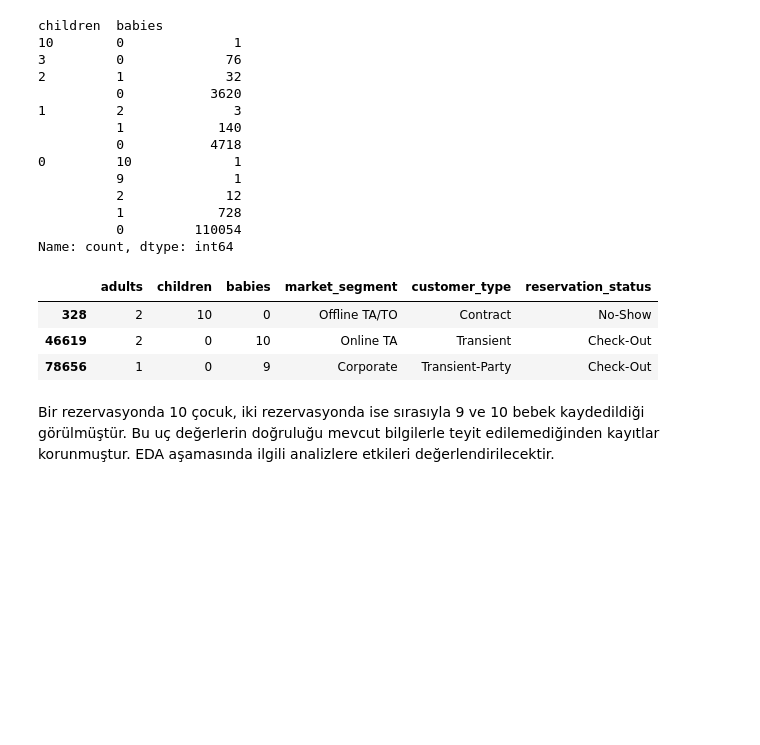
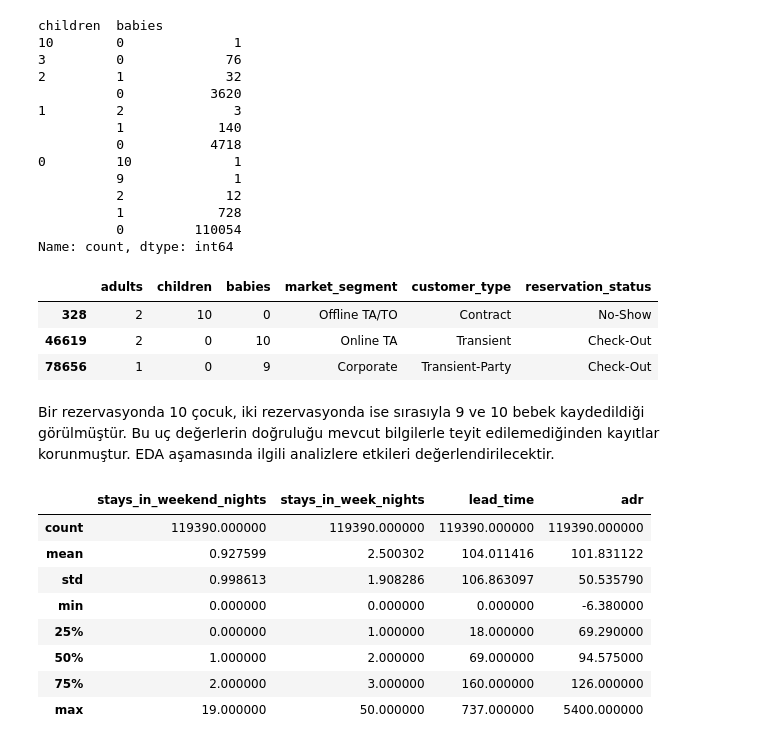
Before and after one commit to imelisa1/Hotel-Booking-Analysis, a Jupyter notebook: notebooks/01_data_understanding.ipynb, the cells around one changed output. Saved outputs shown, nothing was run; the diff lists cells and outputs as text; code cells hidden in the pictures; blank space fills up the shorter version.

```diff
--- a/notebooks/01_data_understanding.ipynb
+++ b/notebooks/01_data_understanding.ipynb
@@ -832,3 +832,15 @@ df[(df["children"] >= 10) | (df["babies"] >= 9)][["adults","children","babies","
 | 78656 | 1 | 0 | 9 | Corporate | Transient-Party | Check-Out |
 # %% [markdown]
 Bir rezervasyonda 10 çocuk, iki rezervasyonda ise sırasıyla 9 ve 10 bebek kaydedildiği görülmüştür. Bu uç değerlerin doğruluğu mevcut bilgilerle teyit edilemediğinden kayıtlar korunmuştur. EDA aşamasında ilgili analizlere etkileri değerlendirilecektir.
+# %%
+df[["stays_in_weekend_nights", "stays_in_week_nights","lead_time","adr"]].describe()
+# %% [output]
+|  | stays_in_weekend_nights | stays_in_week_nights | lead_time | adr |
+| count | 119390.000000 | 119390.000000 | 119390.000000 | 119390.000000 |
+| mean | 0.927599 | 2.500302 | 104.011416 | 101.831122 |
+| std | 0.998613 | 1.908286 | 106.863097 | 50.535790 |
+| min | 0.000000 | 0.000000 | 0.000000 | -6.380000 |
+| 25% | 0.000000 | 1.000000 | 18.000000 | 69.290000 |
+| 50% | 1.000000 | 2.000000 | 69.000000 | 94.575000 |
+| 75% | 2.000000 | 3.000000 | 160.000000 | 126.000000 |
+| max | 19.000000 | 50.000000 | 737.000000 | 5400.000000 |
```
Also changed, not shown: parts of 37 cells of this notebook.
